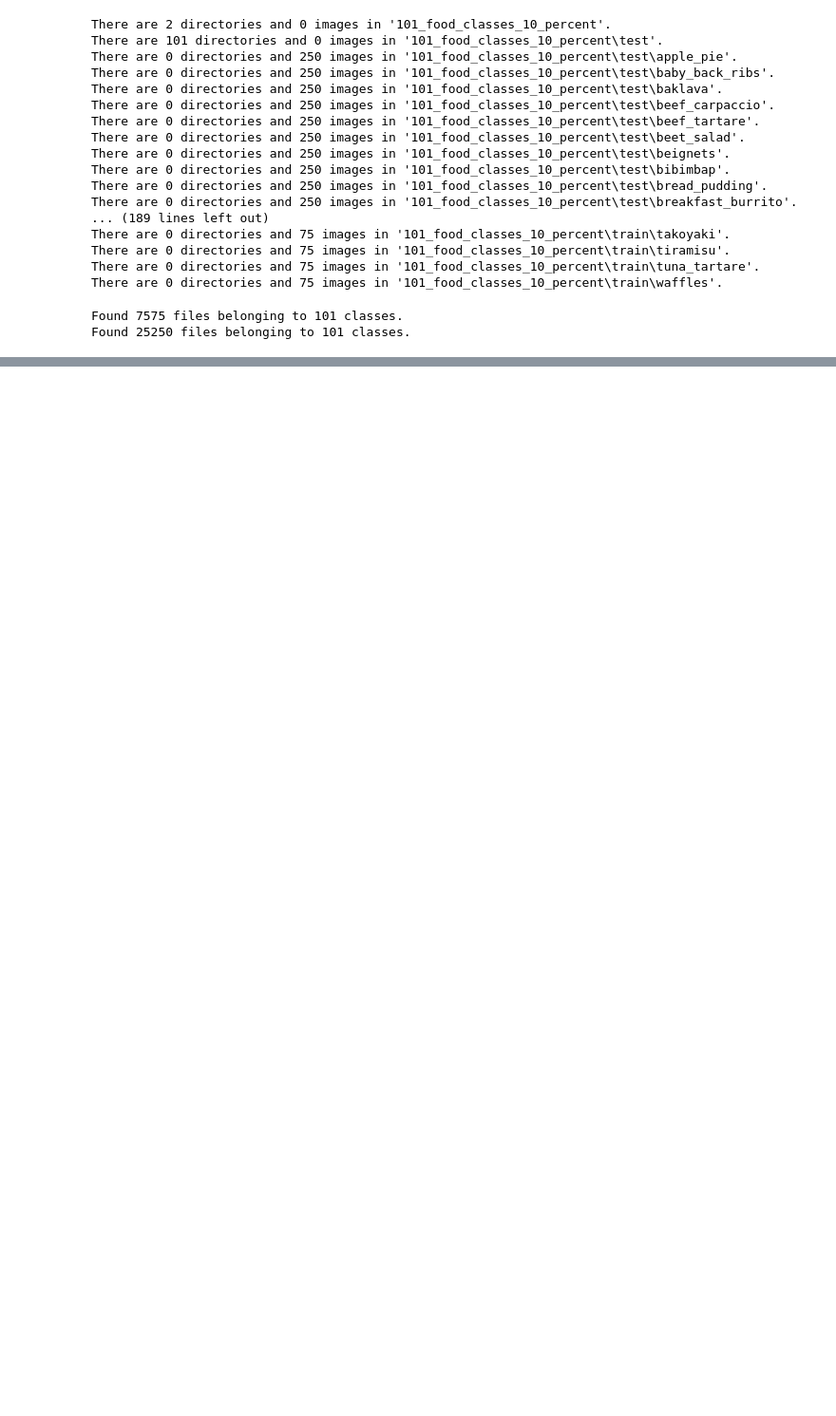
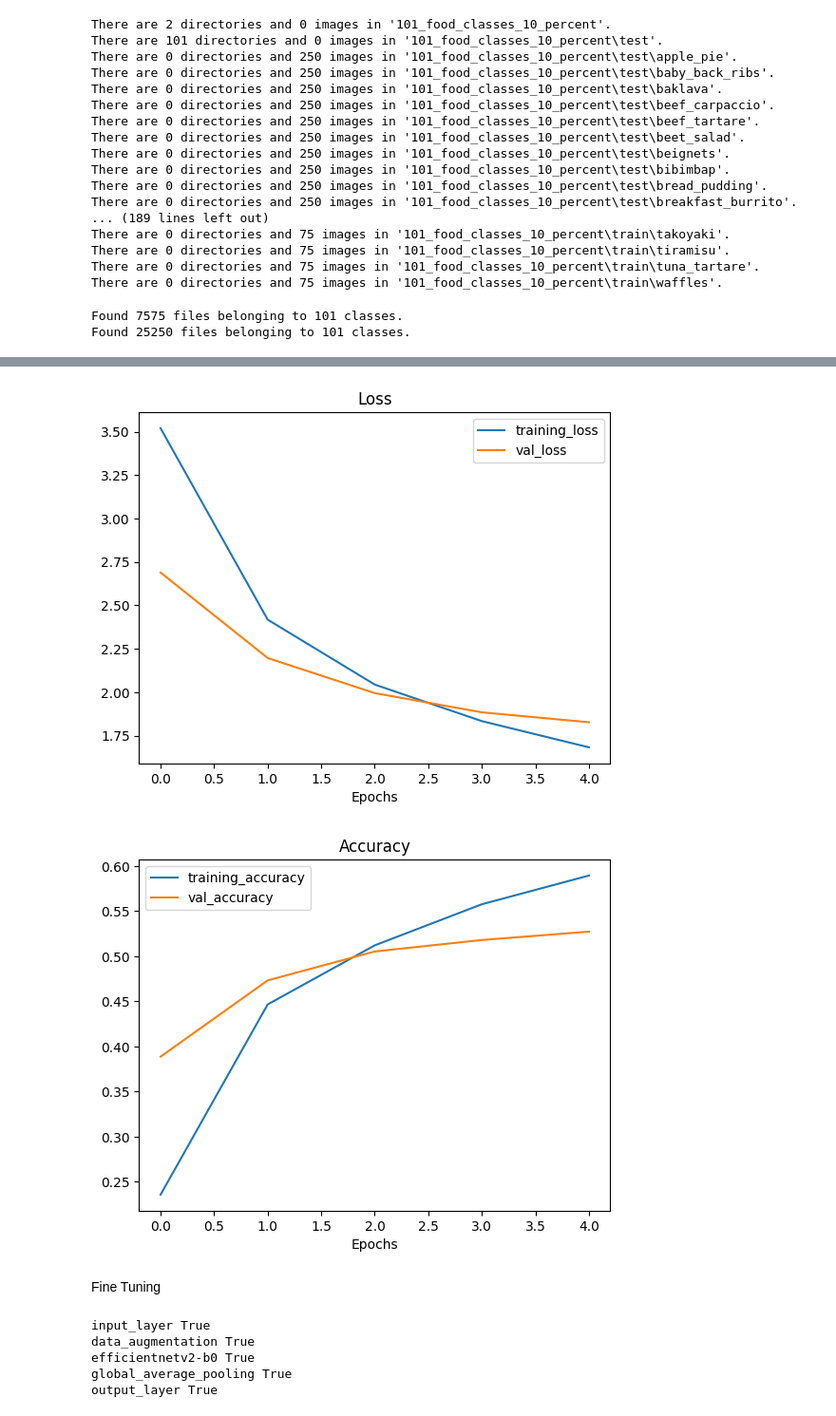
Before and after one commit to akshat-shethia/Deep_Learning, a Jupyter notebook: TensorFlow_For_Deep_Learning/My_06_transfer_learning_in_tensorflow_part_3_scaling_up.ipynb, the cells around one changed output, grey strips where cells are left out. Shown: that part at 95% size. Saved outputs shown, nothing was run; the diff lists cells and outputs as text; code cells hidden in the pictures; blank space fills up the shorter version.

```diff
--- a/TensorFlow_For_Deep_Learning/My_06_transfer_learning_in_tensorflow_part_3_scaling_up.ipynb
+++ b/TensorFlow_For_Deep_Learning/My_06_transfer_learning_in_tensorflow_part_3_scaling_up.ipynb
@@ -244,0 +251,7 @@ results_feature_extraction_model_model_V2
+# %%
+plot_loss_curves(history_all_classes_10_percent_model_V2)
+# %% [output]
+[figure, added]
+[figure, added]
+# %% [markdown]
+Fine Tuning
@@ -244,0 +270,10 @@ results_feature_extraction_model_model_V2
+# %%
+# What layers in the model are trainable?
+for layer in model_V2.layers:
+  print(layer.name, layer.trainable)
+# %% [output]
+input_layer True
+data_augmentation True
+efficientnetv2-b0 True
+global_average_pooling True
+output_layer True
```
Also changed, not shown: parts of 17 cells of this notebook, 2 other files.
